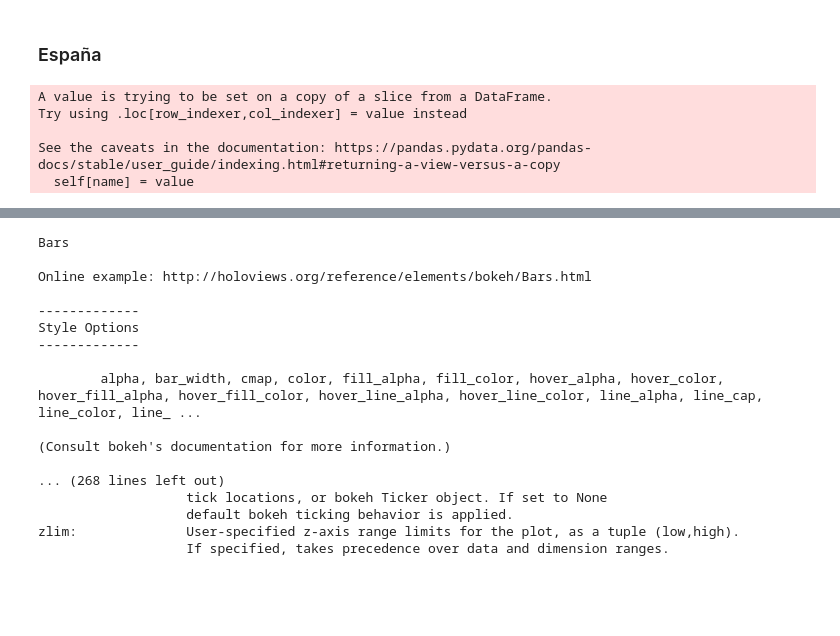
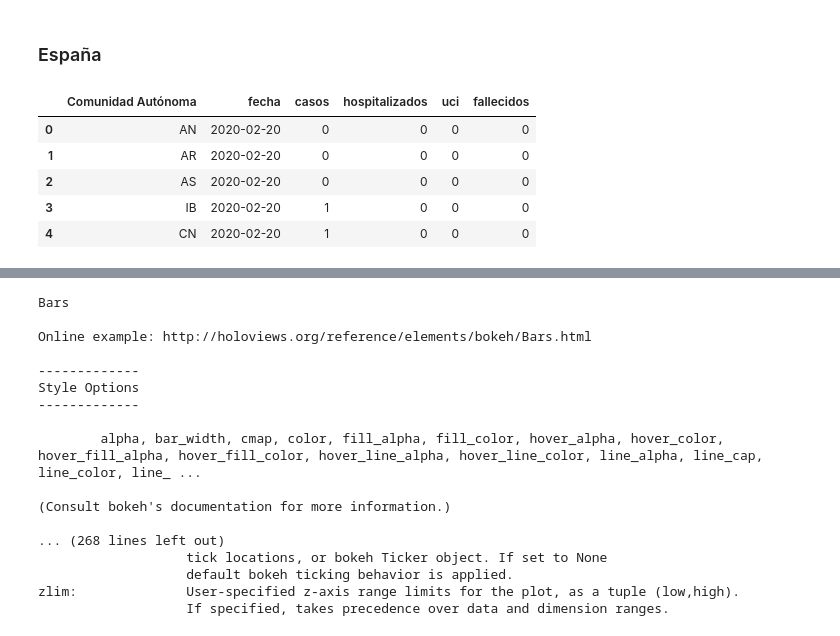
Before and after one commit to AMSUFV/covid_visualization, a Jupyter notebook: notebooks/scratch.ipynb, the cells around one changed output, grey strips where cells are left out. Drawn from its saved outputs; the diff is of its cells as text; code cells hidden in the pictures; blank space fills up the shorter version.

```diff
--- a/notebooks/scratch.ipynb
+++ b/notebooks/scratch.ipynb
@@ -19,5 +19,8 @@ renderer.save(curve, 'graph.html')
 # %%
 url_spain = 'https://covid19.isciii.es/resources/serie_historica_acumulados.csv'
 spain = pd.read_csv(url_spain, engine='python', skipfooter=1)
+spain.columns = map(str.lower, spain.columns)
+
+spain.rename(columns={'ccaa codigo iso':'Comunidad Autónoma'}, inplace=True)
+
+spain.fecha = pd.to_datetime(spain.fecha, format='%d/%m/%Y')
-# %%
-spain.rename(columns={'CCAA Codigo ISO':'Comunidad Autónoma', 'Casos ': 'casos'}, inplace=True)
@@ -34,9 +26,0 @@ spain_melted = pd.melt(spain_melted, id_vars=spain_melted.columns[:2], var_name=
-# %%
-madrid = spain_melted[spain_melted.codigo == 'MD']
-madrid.fecha = madrid.loc[:, 'fecha'].dt.strftime('%d-%m')
-# %% [output]
-A value is trying to be set on a copy of a slice from a DataFrame.
-Try using .loc[row_indexer,col_indexer] = value instead
-
-See the caveats in the documentation: https://pandas.pydata.org/pandas-docs/stable/user_guide/indexing.html#returning-a-view-versus-a-copy
-  self[name] = value
@@ -49 +27,10 @@ macro = hv.Table(spain_melted, key_dimensions, value_dimensions)
+# %%
+spain.head()
+# %% [output]
+|  | Comunidad Autónoma | fecha | casos | hospitalizados | uci | fallecidos |
+| 0 | AN | 2020-02-20 | 0 | 0 | 0 | 0 |
+| 1 | AR | 2020-02-20 | 0 | 0 | 0 | 0 |
+| 2 | AS | 2020-02-20 | 0 | 0 | 0 | 0 |
+| 3 | IB | 2020-02-20 | 1 | 0 | 0 | 0 |
+| 4 | CN | 2020-02-20 | 1 | 0 | 0 | 0 |
 # %%
```
Also changed, not shown: parts of 6 cells of this notebook, 2 other files.
